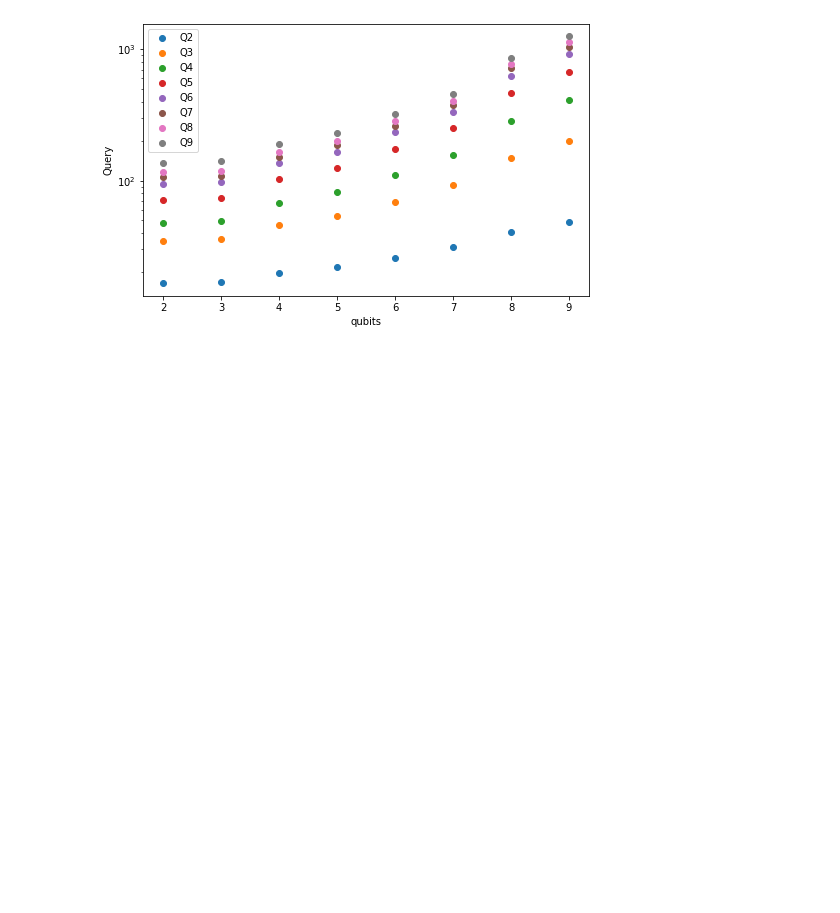
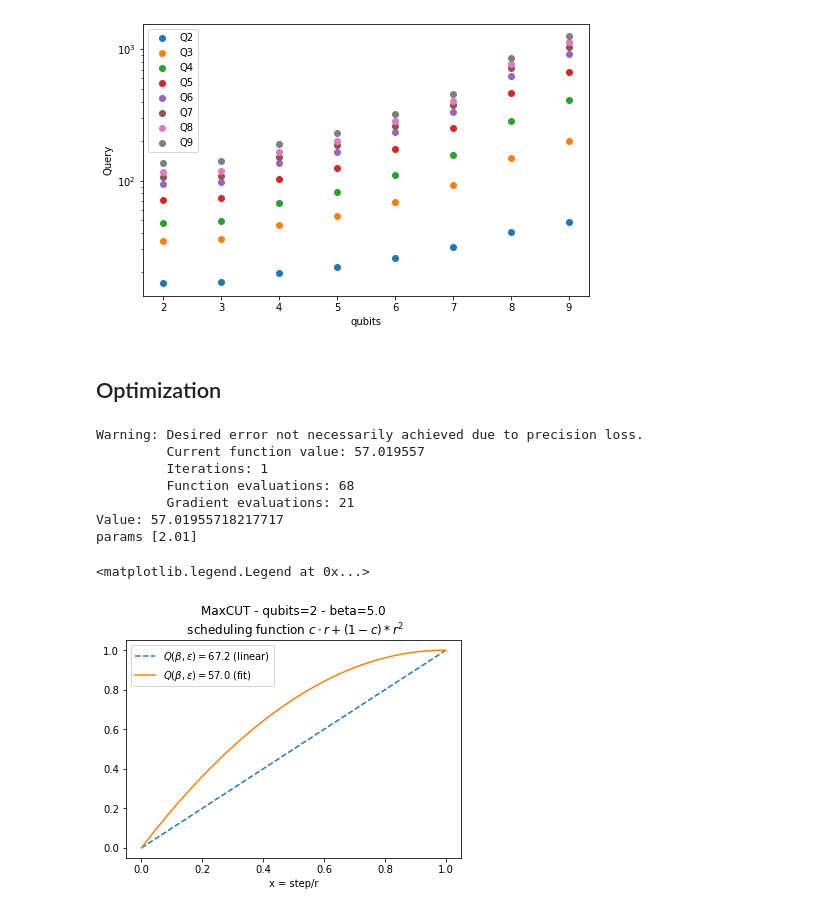
Before and after one commit to scarrazza/QITE, a Jupyter notebook: crosscheck.ipynb, the cells around one changed output. Saved outputs shown, nothing was run; the diff lists cells and outputs as text; code cells hidden in the pictures; blank space fills up the shorter version.

Commit message:
adding scheduler optimizer

```diff
--- a/crosscheck.ipynb
+++ b/crosscheck.ipynb
@@ -125,3 +119,70 @@ plt.ylabel('Query')
 # %% [output]
 Text(0, 0.5, 'Query')
 [figure]
+# %% [markdown]
+## Optimization
+# %%
+def FragmentedQuITE(hamiltonian, r, b, query, schedule,
+                    eps=1e-3, method='BFGS', options=None,
+                   initial_parameters=None):
+    """Test function for optimization."""
+    n = hamiltonian.nqubits
+    energy = np.real(H.eigenvalues())
+    lmin = np.min(energy)
+    lmax = np.max(energy)
+
+    def loss(params):
+        beta = np.array([ b*schedule(step/r, params) for step in range(1, r+1)])
+        Qbeta = np.ceil(query(np.hstack([beta[0], np.diff(beta)]), r, eps))
+        Zbeta = np.sum(np.exp(-beta.reshape(-1,1)[:-1] * energy.reshape(1,-1)), axis=1)
+        Psbeta = Zbeta / np.exp(-beta[:-1]*lmin) / 2**n
+        Qr = np.sum(Psbeta * Qbeta[1:]) + Qbeta[0]
+        Zbeta = np.sum(np.exp(-beta[r-1]*energy))
+        Psbeta = Zbeta / np.exp(-beta[r-1]*lmin) / 2**n
+        Q = 1/Psbeta * Qr
+        return Q
+
+    result, parameters = optimizers.optimize(loss, initial_parameters,
+                                            method, options=options)
+    return result, parameters
+
+#sc = lambda t, _: t
+def spolynomial(t, params):
+    #f = sum(p * t ** (i + 2) for i, p in enumerate(params))
+    #f += (1 - np.sum(params)) * t
+    #return f
+    return params[0] * t + (1 - params[0]) * t**2
+sc = spolynomial
+
+nqubits = 2
+r = 15
+beta = 5
+
+ref, _ = FragmentedQuITE(maxcut(nqubits, norm=40.0, random_graph=True),
+                r=r, b=beta, query=Qu, schedule=lambda t,_: t,
+                initial_parameters=np.array([1]),
+                method='BFGS', options={'disp': 0})
+
+res, p = FragmentedQuITE(maxcut(nqubits, norm=40.0, random_graph=True),
+                r=r, b=beta, query=Qu, schedule=sc,
+                initial_parameters=np.array([1]),
+                method='BFGS', options={'disp': 1})
+print('Value:',res)
+print('params', p)
+
+xx = np.linspace(0,1,50)
+plt.title('MaxCUT - qubits=%d - beta=%.1f\n scheduling function $c \cdot r + (1-c) * r^2$' % (nqubits, beta))
+plt.plot(xx, [i for i in xx], '--', label=r'$Q(\beta,\epsilon)=%.1f$ (linear)' % ref);
+plt.plot(xx, [sc(i, p) for i in xx], label=r'$Q(\beta,\epsilon)=%.1f$ (fit)' % res);
+plt.xlabel('x = step/r')
+plt.legend()
+# %% [output]
+Warning: Desired error not necessarily achieved due to precision loss.
+         Current function value: 57.019557
+         Iterations: 1
+         Function evaluations: 68
+         Gradient evaluations: 21
+Value: 57.01955718217717
+params [2.01]
+<matplotlib.legend.Legend at 0x...>
+[figure, added]
```
Also changed, not shown: parts of 3 cells of this notebook.
